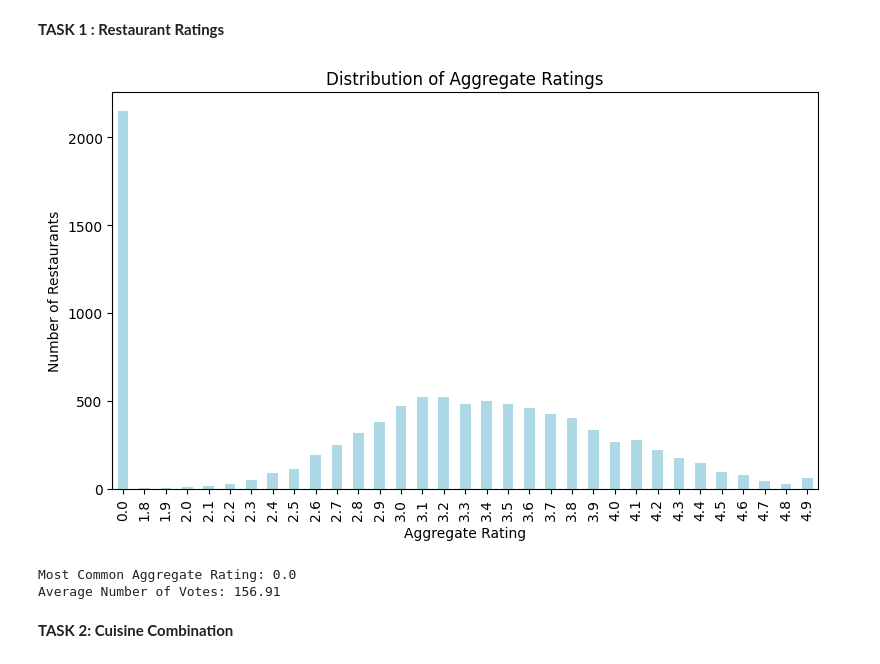
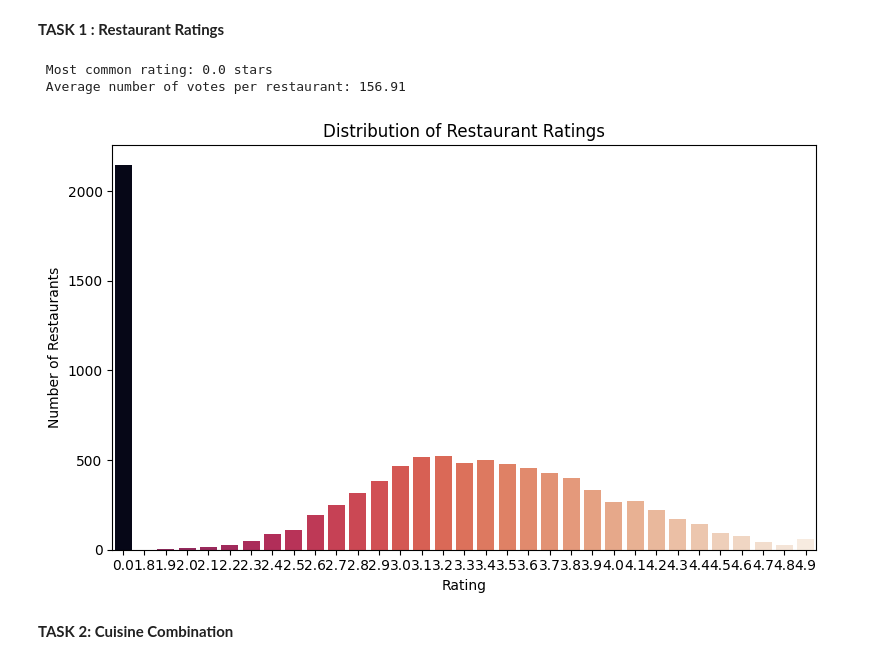
Before and after one commit to codedbyanakha/restaurant-analysis-internship, a Jupyter notebook: Level_2_Tasks.ipynb, the cells around one changed output. Cells and saved outputs as stored; diff of their text form; code cells hidden in the pictures.

```diff
--- a/Level_2_Tasks.ipynb
+++ b/Level_2_Tasks.ipynb
@@ -20,29 +35,37 @@ df.head()
 5 rows × 21 columns
 # %% [markdown]
 **TASK 1 : Restaurant Ratings**
-# %%
-# Drop missing ratings if any
-df = df.dropna(subset=['Aggregate rating', 'Votes'])
-
-# Plot Distribution of Ratings
-plt.figure(figsize=(8,5))
-df['Aggregate rating'].value_counts().sort_index().plot(kind='bar', color='lightblue')
-plt.title('Distribution of Aggregate Ratings')
-plt.xlabel('Aggregate Rating')
-plt.ylabel('Number of Restaurants')
-plt.tight_layout()
-plt.show()
-
-# Most Common Rating
-most_common_rating = df['Aggregate rating'].mode()[0]
-print(f"Most Common Aggregate Rating: {most_common_rating}")
-
-# Average Number of Votes
-average_votes = df['Votes'].mean()
-print(f"Average Number of Votes: {average_votes:.2f}")
-# %% [output]
-[figure, removed]
-Most Common Aggregate Rating: 0.0
-Average Number of Votes: 156.91
+# %%
+# Clean: drop rows with missing ratings or votes
+df = df.dropna(subset=['Aggregate rating', 'Votes'])
+
+# Convert to numeric
+df['Aggregate rating'] = pd.to_numeric(df['Aggregate rating'], errors='coerce')
+df['Votes'] = pd.to_numeric(df['Votes'], errors='coerce')
+
+# Rating distribution
+rating_counts = df['Aggregate rating'].value_counts().sort_index()
+
+# Most common rating
+most_common_rating = rating_counts.idxmax()
+print(f" Most common rating: {most_common_rating} stars")
+
+# Average votes
+avg_votes = df['Votes'].mean()
+print(f" Average number of votes per restaurant: {avg_votes:.2f}")
+
+# Plot distribution (no warning version)
+rating_df = pd.DataFrame({'Rating': rating_counts.index, 'Count': rating_counts.values})
+plt.figure(figsize=(8,5))
+sns.barplot(data=rating_df, x='Rating', y='Count', hue='Rating', palette='rocket', legend=False)
+plt.title("Distribution of Restaurant Ratings")
+plt.xlabel("Rating")
+plt.ylabel("Number of Restaurants")
+plt.tight_layout()
+plt.show()
+# %% [output]
+ Most common rating: 0.0 stars
+ Average number of votes per restaurant: 156.91
+[figure, added]
 # %% [markdown]
 **TASK 2: Cuisine Combination**
```
Also changed, not shown: parts of 9 cells of this notebook, 2 other files.
